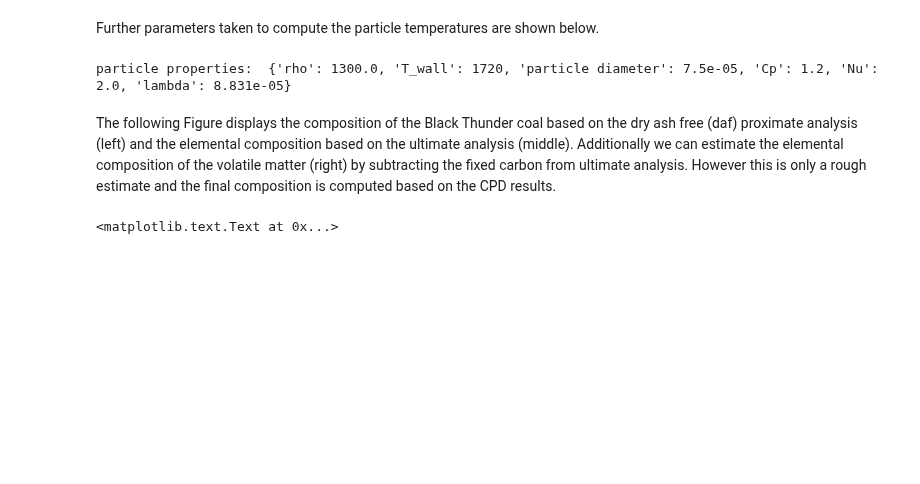
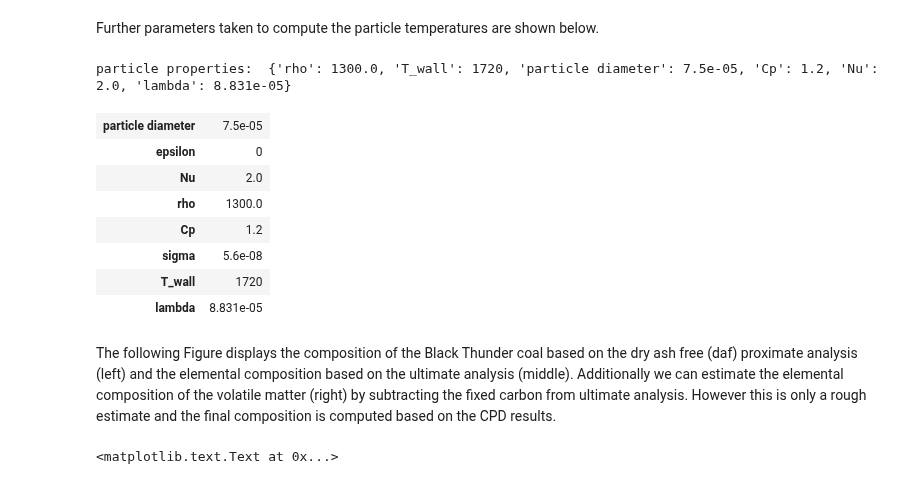
Before and after one commit to ostein/notebooks, a Jupyter notebook: pkp/BlackThunder.ipynb, the cells around one changed output. Saved outputs shown, nothing was run; the diff lists cells and outputs as text; code cells hidden in the pictures; blank space fills up the shorter version.

Commit message:
html tables, rate fits

```diff
--- a/pkp/BlackThunder.ipynb
+++ b/pkp/BlackThunder.ipynb
@@ -163,6 +176,17 @@ print 'particle properties: ', props
 props.update({'sigma': 5.6e-8, 'epsilon': 0.0})
 # %% [output]
 particle properties:  {'rho': 1300.0, 'T_wall': 1720, 'particle diameter': 7.5e-05, 'Cp': 1.2, 'Nu': 2.0, 'lambda': 8.831e-05}
+# %%
+HTML(json2html.convert(json = props))
+# %% [output]
+| particle diameter | 7.5e-05 |
+| epsilon | 0 |
+| Nu | 2.0 |
+| rho | 1300.0 |
+| Cp | 1.2 |
+| sigma | 5.6e-08 |
+| T_wall | 1720 |
+| lambda | 8.831e-05 |
 # %%
 cpd_params = {'fit': 'constantRate', 'active': 'True', 'deltaT': '0.5e-05', 'MW_TAR': '130'}
 input_dict = {'Coal': {
```
Also changed, not shown: parts of 21 cells of this notebook.
